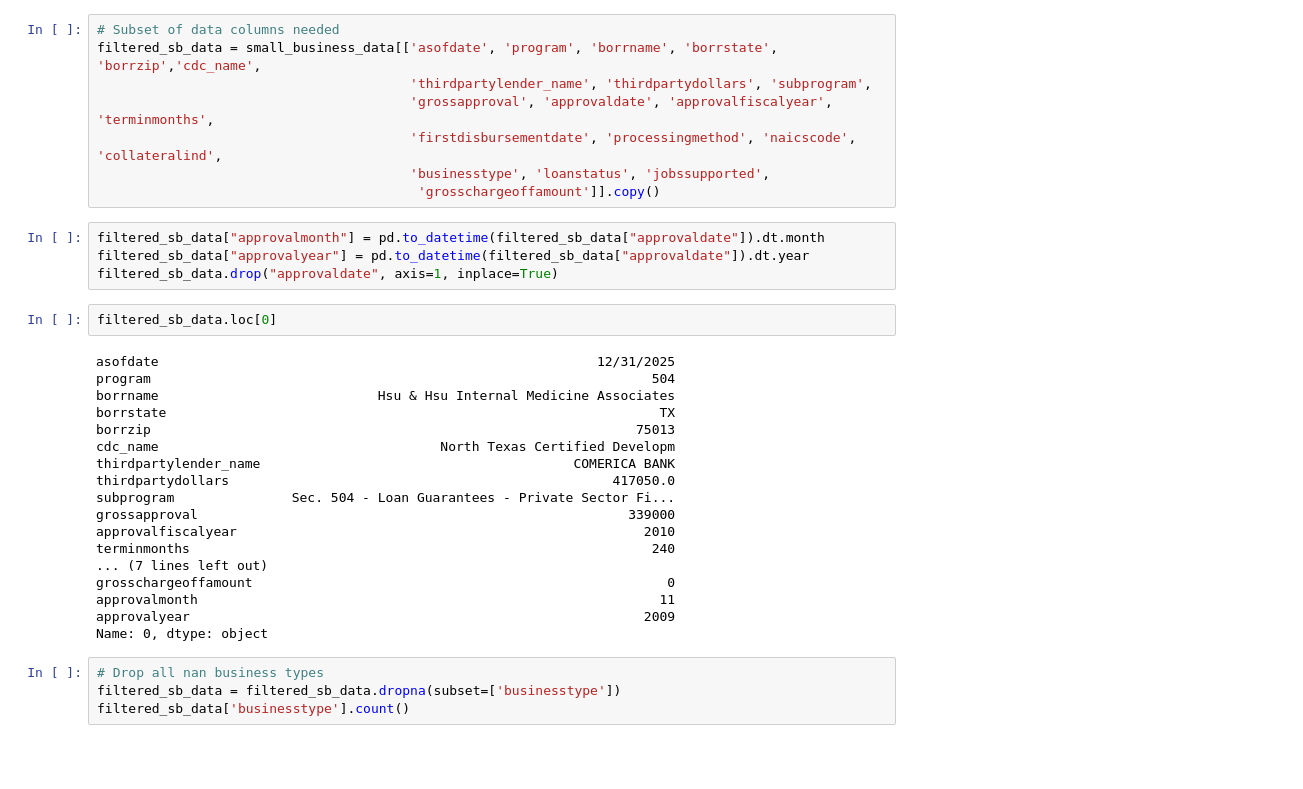
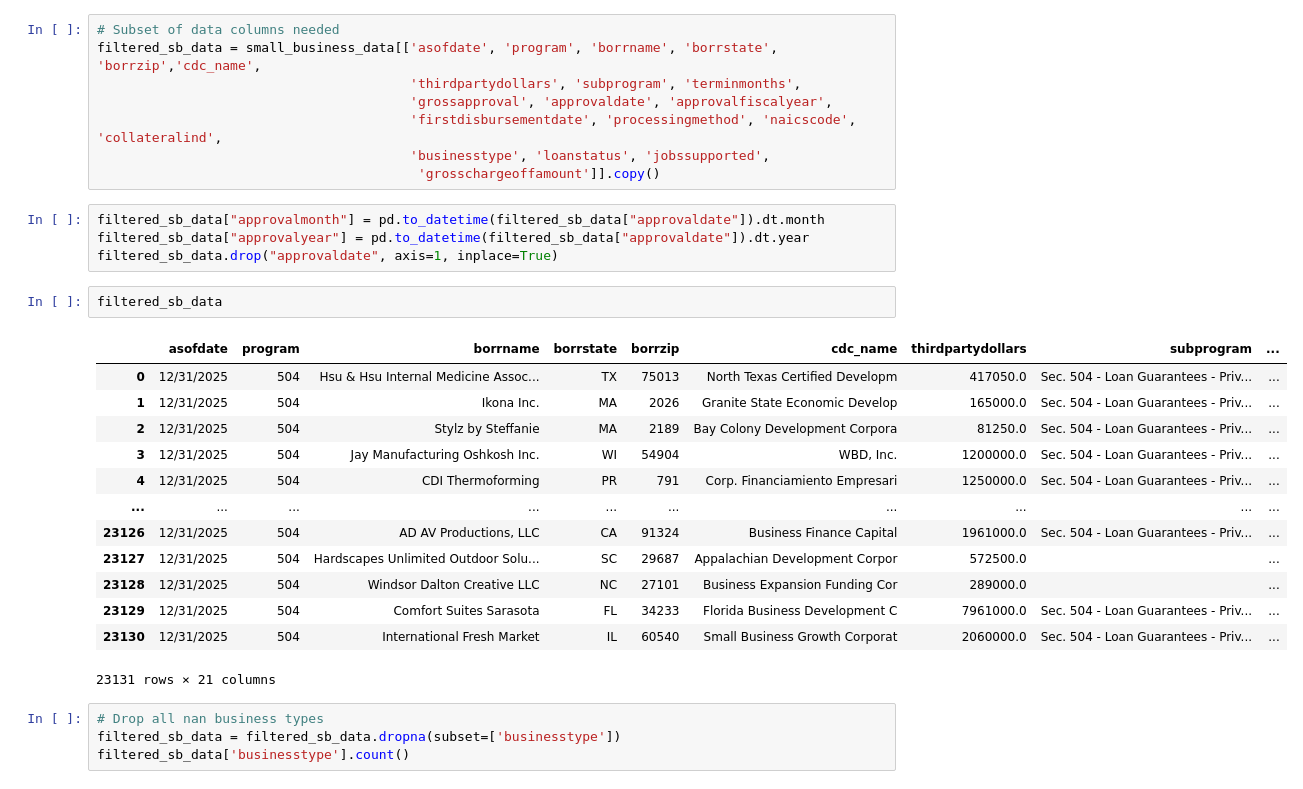
Before and after one commit to RithikRaghuraman/CS4100-Final-Project, a Jupyter notebook: src/preprocessing/clean_small_business_data.ipynb, the cells around one changed output. Saved outputs shown, nothing was run; the diff lists cells and outputs as text; blank space fills up the shorter version.

```diff
--- a/src/preprocessing/clean_small_business_data.ipynb
+++ b/src/preprocessing/clean_small_business_data.ipynb
@@ -47,8 +47,8 @@ Name: 0, dtype: object
 # %%
 # Subset of data columns needed
 filtered_sb_data = small_business_data[['asofdate', 'program', 'borrname', 'borrstate', 'borrzip','cdc_name',
-                                        'thirdpartylender_name', 'thirdpartydollars', 'subprogram',
-                                        'grossapproval', 'approvaldate', 'approvalfiscalyear', 'terminmonths',
+                                        'thirdpartydollars', 'subprogram', 'terminmonths',
+                                        'grossapproval', 'approvaldate', 'approvalfiscalyear',
                                         'firstdisbursementdate', 'processingmethod', 'naicscode', 'collateralind',
                                         'businesstype', 'loanstatus', 'jobssupported',
                                          'grosschargeoffamount']].copy()
@@ -57,25 +57,21 @@ filtered_sb_data["approvalmonth"] = pd.to_datetime(filtered_sb_data["approvaldat
 filtered_sb_data["approvalyear"] = pd.to_datetime(filtered_sb_data["approvaldate"]).dt.year
 filtered_sb_data.drop("approvaldate", axis=1, inplace=True)
 # %%
-filtered_sb_data.loc[0]
+filtered_sb_data
 # %% [output]
+|  | asofdate | program | borrname | borrstate | borrzip | cdc_name | thirdpartydollars | subprogram | ... |
+| 0 | 12/31/2025 | 504 | Hsu & Hsu Internal Medicine Assoc... | TX | 75013 | North Texas Certified Developm | 417050.0 | Sec. 504 - Loan Guarantees - Priv... | ... |
+| 1 | 12/31/2025 | 504 | Ikona Inc. | MA | 2026 | Granite State Economic Develop | 165000.0 | Sec. 504 - Loan Guarantees - Priv... | ... |
+| 2 | 12/31/2025 | 504 | Stylz by Steffanie | MA | 2189 | Bay Colony Development Corpora | 81250.0 | Sec. 504 - Loan Guarantees - Priv... | ... |
+| 3 | 12/31/2025 | 504 | Jay Manufacturing Oshkosh Inc. | WI | 54904 | WBD, Inc. | 1200000.0 | Sec. 504 - Loan Guarantees - Priv... | ... |
+| 4 | 12/31/2025 | 504 | CDI Thermoforming | PR | 791 | Corp. Financiamiento Empresari | 1250000.0 | Sec. 504 - Loan Guarantees - Priv... | ... |
+| ... | ... | ... | ... | ... | ... | ... | ... | ... | ... |
+| 23126 | 12/31/2025 | 504 | AD AV Productions, LLC | CA | 91324 | Business Finance Capital | 1961000.0 | Sec. 504 - Loan Guarantees - Priv... | ... |
+| 23127 | 12/31/2025 | 504 | Hardscapes Unlimited Outdoor Solu... | SC | 29687 | Appalachian Development Corpor | 572500.0 |  | ... |
+| 23128 | 12/31/2025 | 504 | Windsor Dalton Creative LLC | NC | 27101 | Business Expansion Funding Cor | 289000.0 |  | ... |
+| 23129 | 12/31/2025 | 504 | Comfort Suites Sarasota | FL | 34233 | Florida Business Development C | 7961000.0 | Sec. 504 - Loan Guarantees - Priv... | ... |
+| 23130 | 12/31/2025 | 504 | International Fresh Market | IL | 60540 | Small Business Growth Corporat | 2060000.0 | Sec. 504 - Loan Guarantees - Priv... | ... |
-asofdate                                                        12/31/2025
-program                                                                504
-borrname                            Hsu & Hsu Internal Medicine Associates
-borrstate                                                               TX
-borrzip                                                              75013
-cdc_name                                    North Texas Certified Developm
-thirdpartylender_name                                        COMERICA BANK
-thirdpartydollars                                                 417050.0
-subprogram               Sec. 504 - Loan Guarantees - Private Sector Fi...
-grossapproval                                                       339000
-approvalfiscalyear                                                    2010
-terminmonths                                                           240
-... (7 lines left out)
-grosschargeoffamount                                                     0
-approvalmonth                                                           11
-approvalyear                                                          2009
-Name: 0, dtype: object
+23131 rows × 21 columns
 # %%
 # Drop all nan business types
 filtered_sb_data = filtered_sb_data.dropna(subset=['businesstype'])
```
Also changed, not shown: parts of 4 cells of this notebook, 2 other files.
